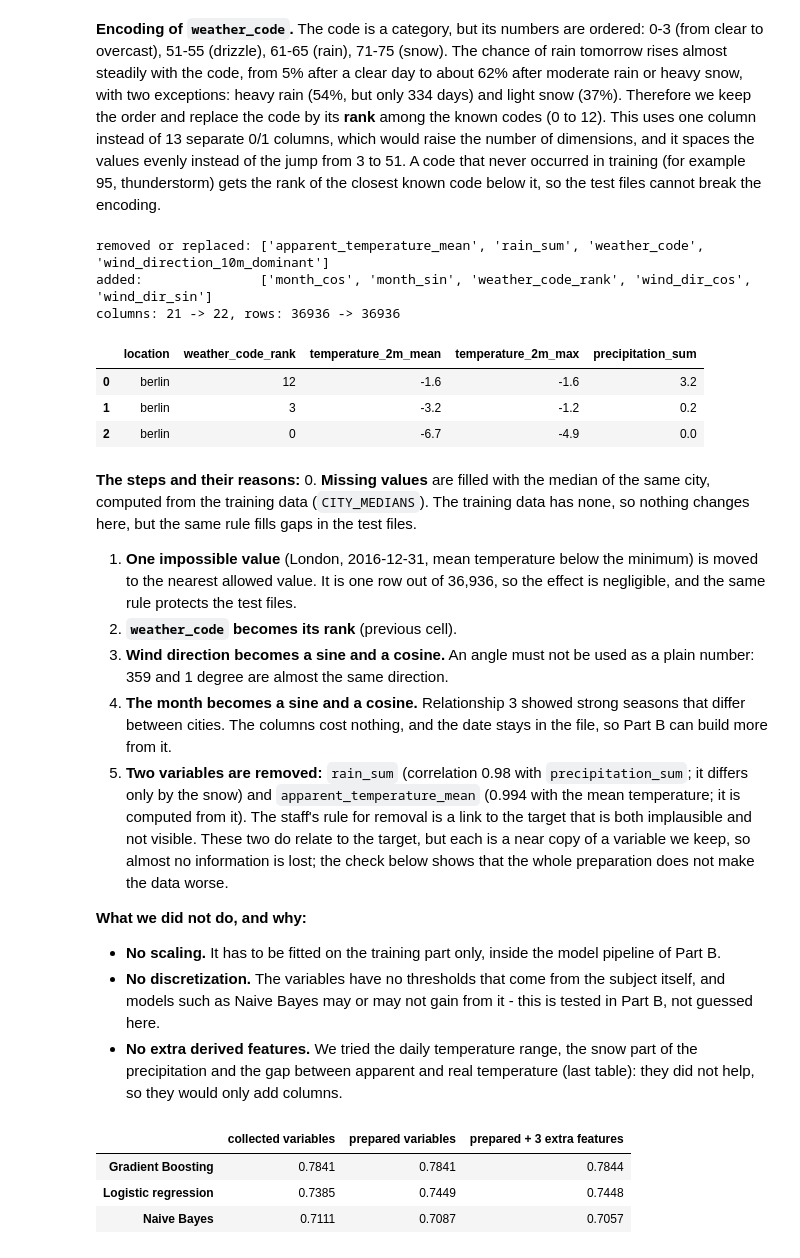
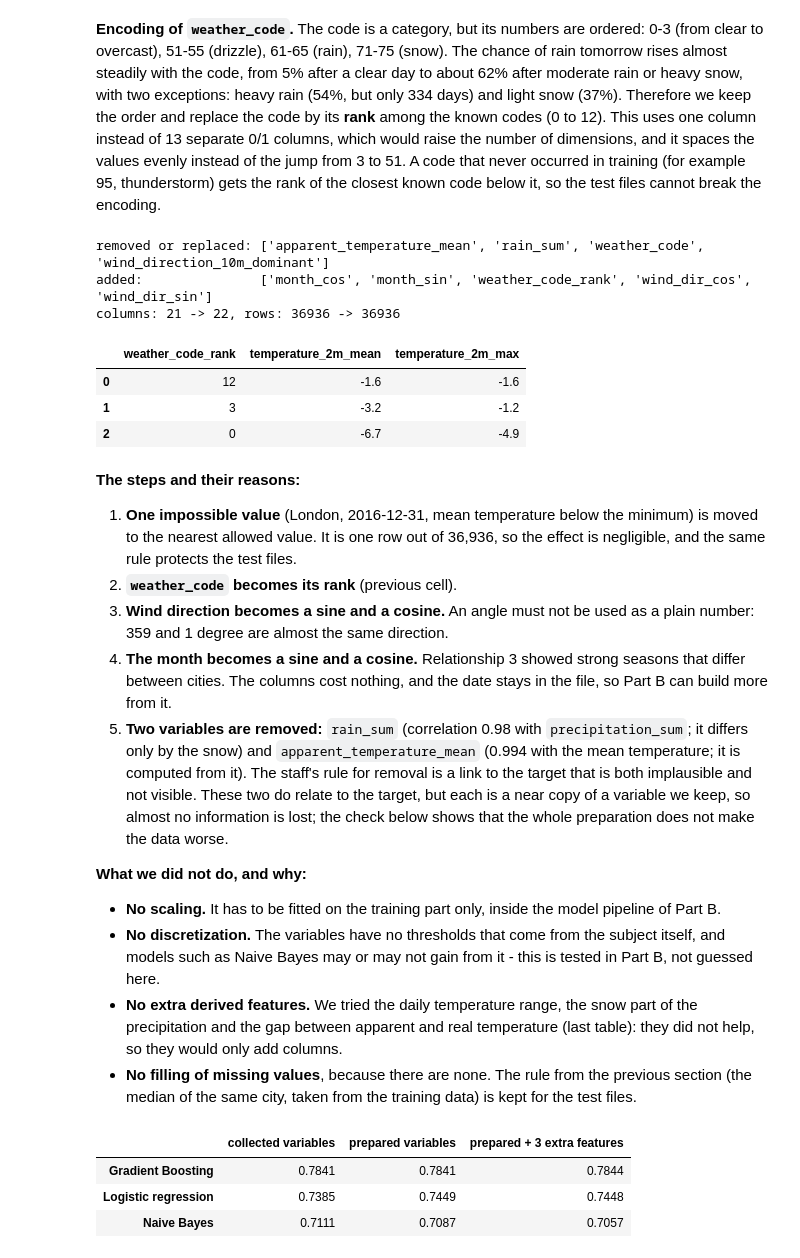
Before and after one commit to rokrok2020/Macine_Learning, a Jupyter notebook: dataset_creation.ipynb, the cells around one changed output. Cells and saved outputs as stored; diff of their text form; code cells hidden in the pictures.

```diff
--- a/dataset_creation.ipynb
+++ b/dataset_creation.ipynb
@@ -395,12 +395,12 @@ rows without a real 'tomorrow' (last day or gap): 6
 | 8 | berlin | 2010-01-09 | 11.3 | 1 |
 | 9 | berlin | 2010-01-10 | 7.3 | 1 |
 # %%
-# Missing-value rule: a gap is filled with the median of the SAME city.
+# Missing-value handling: fill with the median of the SAME city.
 # A median over all cities would mix different climates (e.g. Sydney and Berlin).
-# The medians are computed once, here, from the training data and stored in CITY_MEDIANS, so that the
-# raw test files of Part B are filled with the TRAINING medians (inside prepare_features, below).
+# The current data has no missing values; this step makes the pipeline safe for
+# future / test data that may contain gaps.
 num_cols = df.select_dtypes(include=["number"]).columns.drop("RainTomorrow")
-print("missing values in the training data:", int(df[num_cols].isna().sum().sum()))
-CITY_MEDIANS = df.groupby("location")[num_cols].median()
-print("stored medians:", CITY_MEDIANS.shape[0], "cities x", CITY_MEDIANS.shape[1], "variables")
+print("missing before:", int(df[num_cols].isna().sum().sum()))
+df[num_cols] = df.groupby("location")[num_cols].transform(lambda s: s.fillna(s.median()))
+print("missing after:", int(df.isna().sum().sum()))
 # %% [output]
@@ -721,18 +695,11 @@ plt.show()
 **Encoding of `weather_code`.** The code is a category, but its numbers are ordered: 0-3 (from clear to overcast), 51-55 (drizzle), 61-65 (rain), 71-75 (snow). The chance of rain tomorrow rises almost steadily with the code, from 5% after a clear day to about 62% after moderate rain or heavy snow, with two exceptions: heavy rain (54%, but only 334 days) and light snow (37%). Therefore we keep the order and replace the code by its **rank** among the known codes (0 to 12). This uses one column instead of 13 separate 0/1 columns, which would raise the number of dimensions, and it spaces the values evenly instead of the jump from 3 to 51. A code that never occurred in training (for example 95, thunderstorm) gets the rank of the closest known code below it, so the test files cannot break the encoding.
 # %%
 # ---- Data preparation: ONE function, so that exactly the same steps can be applied to the raw test files of Part B ----
-# The 13 WMO codes that occur in the training data. Written out (not computed from the table at hand), so the
-# encoding stays exactly the same when the function runs on another file, e.g. the test files of Part B.
-KNOWN_CODES = np.array([0, 1, 2, 3, 51, 53, 55, 61, 63, 65, 71, 73, 75])
-assert set(df["weather_code"].unique()) == set(KNOWN_CODES)
+KNOWN_CODES = np.array(sorted(df["weather_code"].unique()))      # the 13 codes that occur in the training data
 
 def prepare_features(raw):
     """Turn the collected daily variables into the final feature table (works on a train or a test table)."""
     out = raw.copy()
-
-    # 0. Missing values -> median of the same city, taken from the training data (CITY_MEDIANS, previous section)
-    for col in CITY_MEDIANS.columns.intersection(out.columns):
-        out[col] = out[col].fillna(out["location"].map(CITY_MEDIANS[col]))
 
     # 1. The single impossible value (mean temperature outside [min, max]) is moved to the nearest allowed value
     out["temperature_2m_mean"] = out["temperature_2m_mean"].clip(lower=out["temperature_2m_min"], upper=out["temperature_2m_max"])
@@ -743,44 +710,42 @@ def prepare_features(raw):
 
     # 3. Wind direction is an angle: 359 and 1 degree are neighbours -> sine and cosine
     angle = np.deg2rad(out["wind_direction_10m_dominant"])
     out["wind_dir_sin"], out["wind_dir_cos"] = np.sin(angle), np.cos(angle)
 
     # 4. Season from the date, in circular form (December is next to January)
     month = pd.to_datetime(out["date"]).dt.month
     out["month_sin"], out["month_cos"] = np.sin(2 * np.pi * month / 12), np.cos(2 * np.pi * month / 12)
 
     # 5. Two variables repeat another one almost exactly (see Relationship 2) and are removed;
     #    the replaced originals are dropped as well
     return out.drop(columns=["rain_sum", "apparent_temperature_mean", "weather_code", "wind_direction_10m_dominant"])
 
 final = prepare_features(df)
 final = final[[c for c in final.columns if c != "RainTomorrow"] + ["RainTomorrow"]]     # target as the last column
 
 # What changed
 removed = sorted(set(df.columns) - set(final.columns))
 added = sorted(set(final.columns) - set(df.columns))
 print(f"removed or replaced: {removed}")
 print(f"added:               {added}")
 print(f"columns: {df.shape[1]} -> {final.shape[1]}, rows: {len(df)} -> {len(final)}")
 
-# Test of the function on a made-up test table: a weather_code that never occurred (95 = thunderstorm),
-# a mean temperature that is impossible, and a missing precipitation value
+# Test of the function on a made-up test table: a weather_code that never occurred (95 = thunderstorm)
+# and a mean temperature that is impossible
 demo = df.head(3).copy()
 demo["weather_code"] = [95, 3, 0]
 demo.loc[demo.index[0], "temperature_2m_mean"] = demo.loc[demo.index[0], "temperature_2m_max"] + 5
-demo.loc[demo.index[1], "precipitation_sum"] = np.nan
-prepare_features(demo)[["location", "weather_code_rank", "temperature_2m_mean", "temperature_2m_max", "precipitation_sum"]]
+prepare_features(demo)[["weather_code_rank", "temperature_2m_mean", "temperature_2m_max"]]
 # %% [output]
 removed or replaced: ['apparent_temperature_mean', 'rain_sum', 'weather_code', 'wind_direction_10m_dominant']
 added:               ['month_cos', 'month_sin', 'weather_code_rank', 'wind_dir_cos', 'wind_dir_sin']
 columns: 21 -> 22, rows: 36936 -> 36936
-|  | location | weather_code_rank | temperature_2m_mean | temperature_2m_max | precipitation_sum |
-| 0 | berlin | 12 | -1.6 | -1.6 | 3.2 |
-| 1 | berlin | 3 | -3.2 | -1.2 | 0.2 |
-| 2 | berlin | 0 | -6.7 | -4.9 | 0.0 |
+|  | weather_code_rank | temperature_2m_mean | temperature_2m_max |
+| 0 | 12 | -1.6 | -1.6 |
+| 1 | 3 | -3.2 | -1.2 |
+| 2 | 0 | -6.7 | -4.9 |
 # %% [markdown]
 **The steps and their reasons:**
-0. **Missing values** are filled with the median of the same city, computed from the training data (`CITY_MEDIANS`). The training data has none, so nothing changes here, but the same rule fills gaps in the test files.
 1. **One impossible value** (London, 2016-12-31, mean temperature below the minimum) is moved to the nearest allowed value. It is one row out of 36,936, so the effect is negligible, and the same rule protects the test files.
 2. **`weather_code` becomes its rank** (previous cell).
 3. **Wind direction becomes a sine and a cosine.** An angle must not be used as a plain number: 359 and 1 degree are almost the same direction.
@@ -791,6 +756,7 @@ columns: 21 -> 22, rows: 36936 -> 36936
 - **No scaling.** It has to be fitted on the training part only, inside the model pipeline of Part B.
 - **No discretization.** The variables have no thresholds that come from the subject itself, and models such as Naive Bayes may or may not gain from it - this is tested in Part B, not guessed here.
 - **No extra derived features.** We tried the daily temperature range, the snow part of the precipitation and the gap between apparent and real temperature (last table): they did not help, so they would only add columns.
+- **No filling of missing values**, because there are none. The rule from the previous section (the median of the same city, taken from the training data) is kept for the test files.
 # %%
 # Did the preparation cost anything? The same three validation years (each one: train on everything before it),
 # the same models. Collected variables against the prepared ones (and against the prepared ones with 3 extra features).
```
Also changed, not shown: parts of 7 cells of this notebook.
